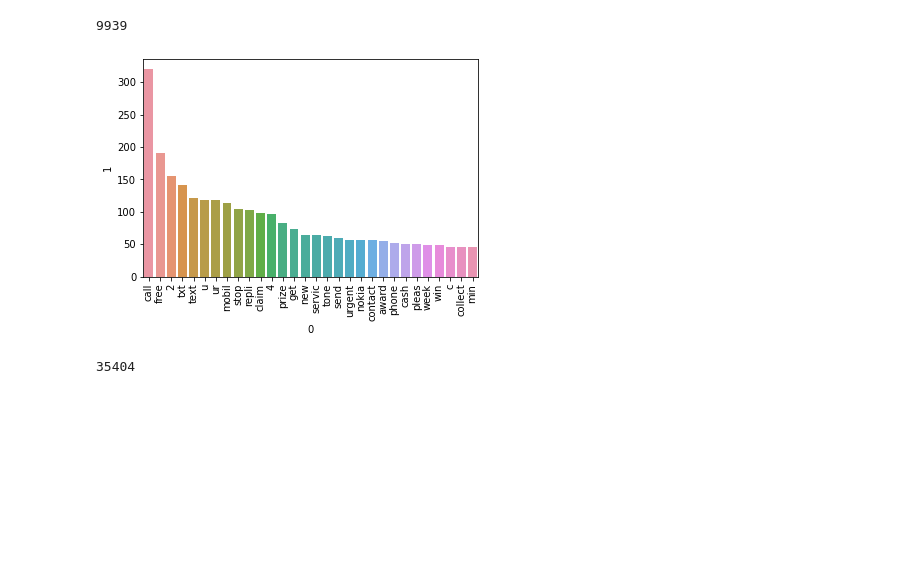
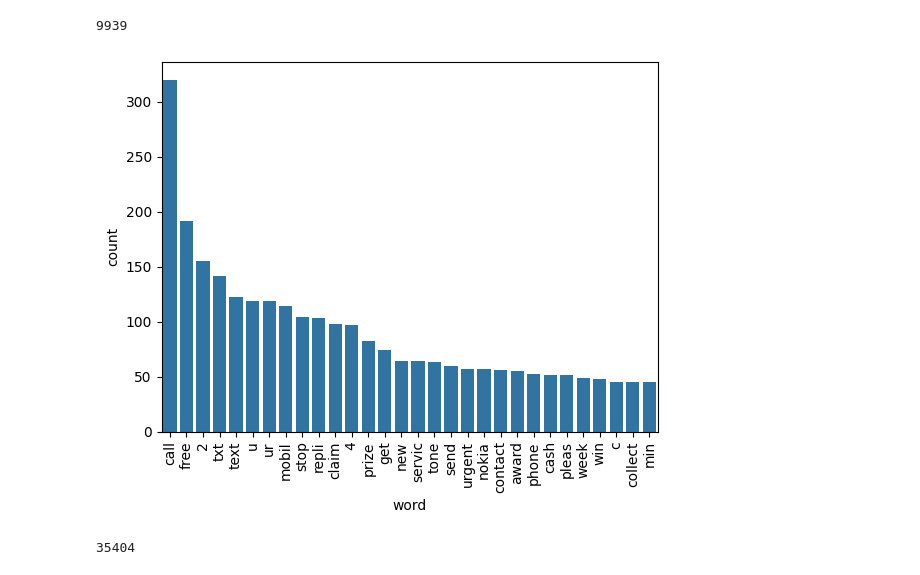
Before and after one commit to yashal-ali/SpamScanner, a Jupyter notebook: sms-spam-detection.ipynb, the cells around one changed output. Drawn from its saved outputs; the diff is of its cells as text; code cells hidden in the pictures; blank space fills up the shorter version.

```diff
--- a/sms-spam-detection.ipynb
+++ b/sms-spam-detection.ipynb
@@ -360,11 +345,14 @@ len(spam_corpus)
 9939
 # %%
 from collections import Counter
-sns.barplot(pd.DataFrame(Counter(spam_corpus).most_common(30))[0],pd.DataFrame(Counter(spam_corpus).most_common(30))[1])
+
+counter_data = Counter(spam_corpus).most_common(30)
+df_counter = pd.DataFrame(counter_data, columns=['word', 'count'])
+sns.barplot(x='word', y='count', data=df_counter)
 plt.xticks(rotation='vertical')
 plt.show()
 # %% [output]
-[figure, old version]
+[figure, new version]
 # %%
 ham_corpus = []
 for msg in df[df['target'] == 0]['transformed_text'].tolist():
```
Also changed, not shown: parts of 18 cells of this notebook, 1 other file.
